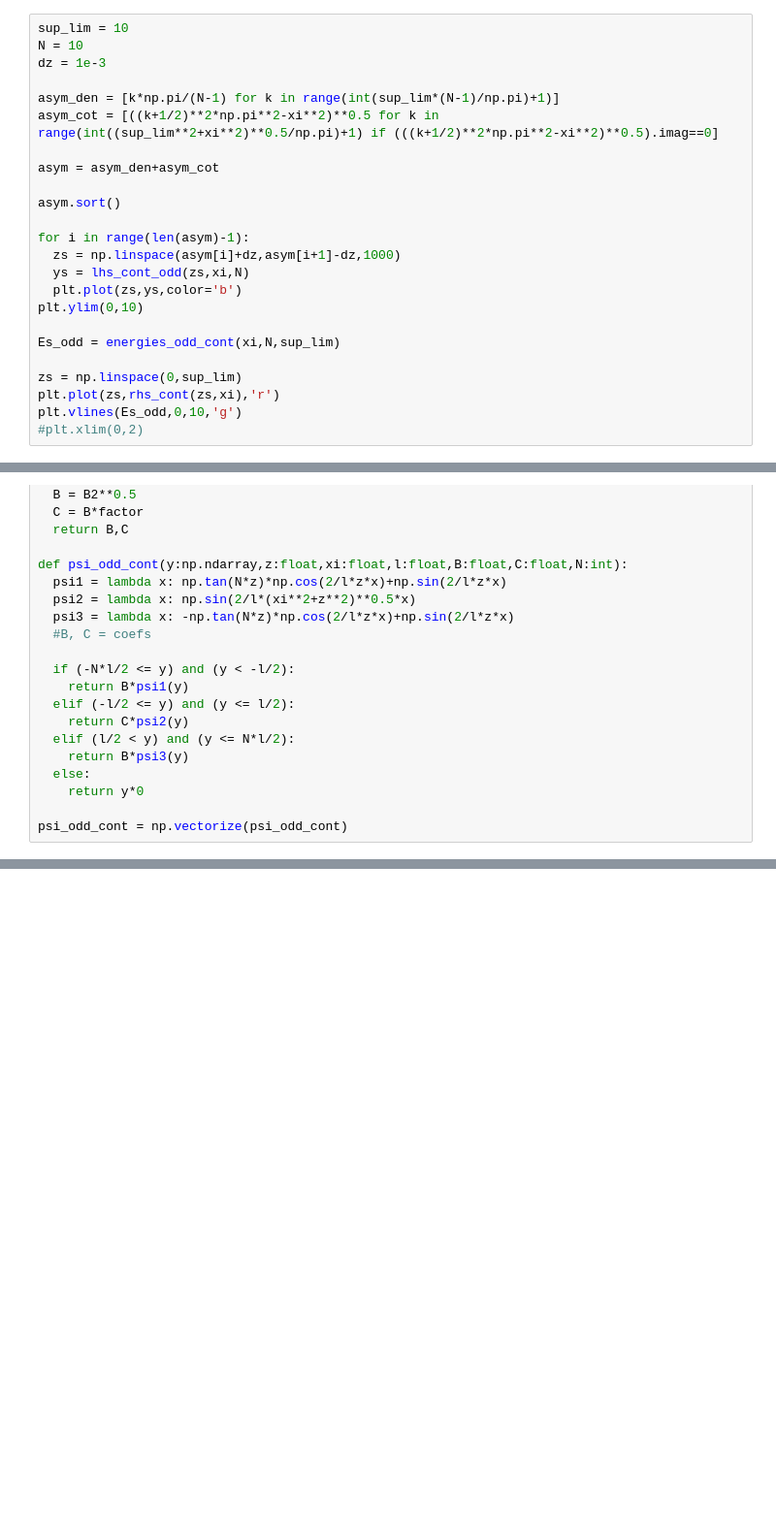
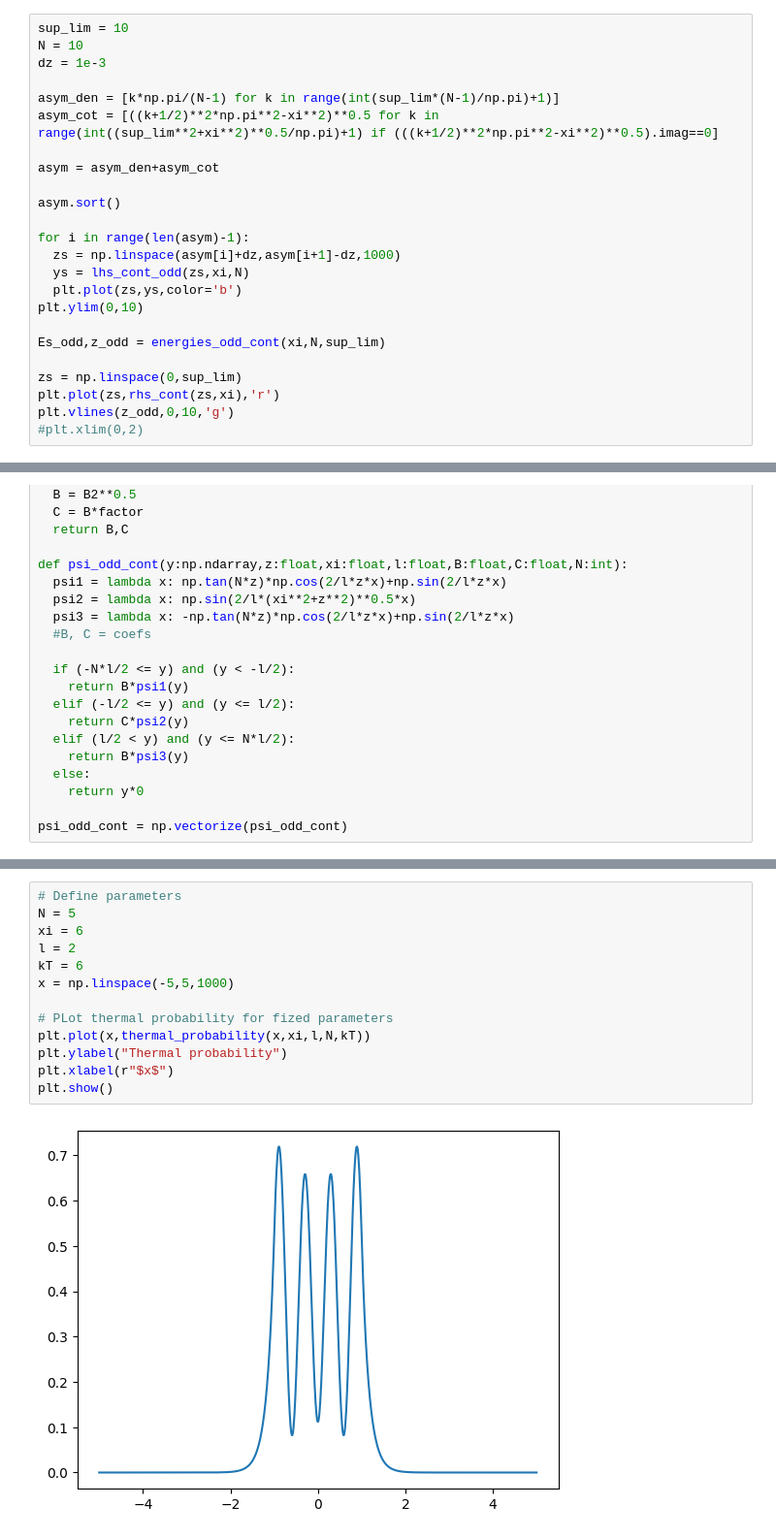
Before and after one commit to S3b4sc/Miniproyecto2, a Jupyter notebook: Miniproyecto2.ipynb, the cells around one changed output, grey strips where cells are left out. Shown at 97% size. Saved outputs shown, nothing was run; the diff lists cells and outputs as text; blank space fills up the shorter version.

```diff
--- a/Miniproyecto2.ipynb
+++ b/Miniproyecto2.ipynb
@@ -1063,11 +1238,11 @@ for i in range(len(asym)-1):
   plt.plot(zs,ys,color='b')
 plt.ylim(0,10)
 
-Es_odd = energies_odd_cont(xi,N,sup_lim)
+Es_odd,z_odd = energies_odd_cont(xi,N,sup_lim)
 
 zs = np.linspace(0,sup_lim)
 plt.plot(zs,rhs_cont(zs,xi),'r')
-plt.vlines(Es_odd,0,10,'g')
+plt.vlines(z_odd,0,10,'g')
 #plt.xlim(0,2)
 # %% [output]
 <matplotlib.collections.LineCollection at 0x...>
@@ -1284,0 +1490,15 @@ def thermal_probability(x: np.ndarray, xi: float, l: float, N: int, kT: float) -
+# %%
+# Define parameters
+N = 5
+xi = 6
+l = 2
+kT = 6
+x = np.linspace(-5,5,1000)
+
+# PLot thermal probability for fized parameters
+plt.plot(x,thermal_probability(x,xi,l,N,kT))
+plt.ylabel("Thermal probability")
+plt.xlabel(r"$x$")
+plt.show()
+# %% [output]
+[figure, added]
```
Also changed, not shown: parts of 67 cells of this notebook, 1 other file.
